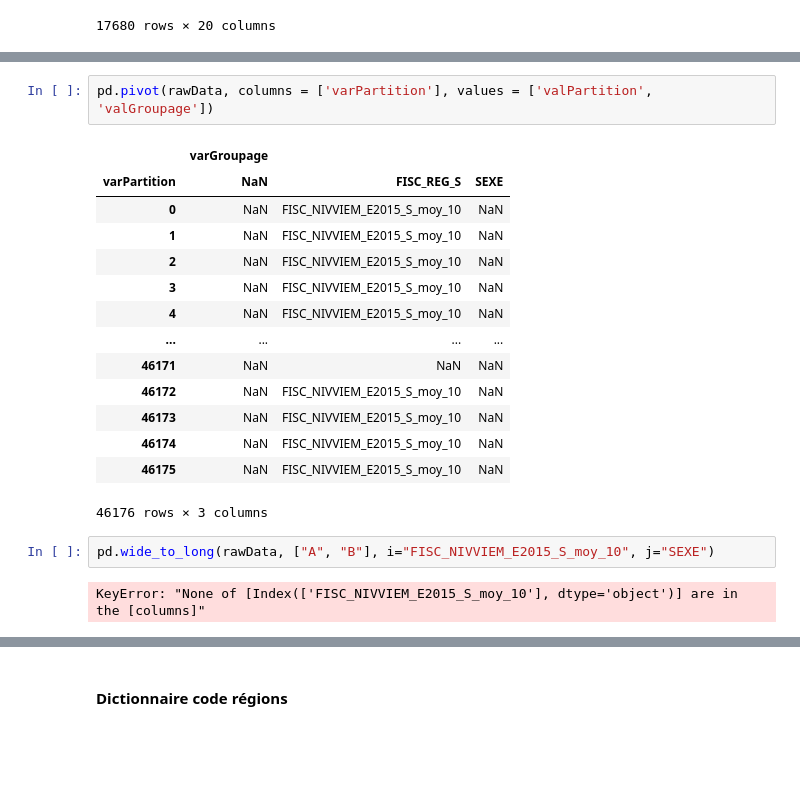
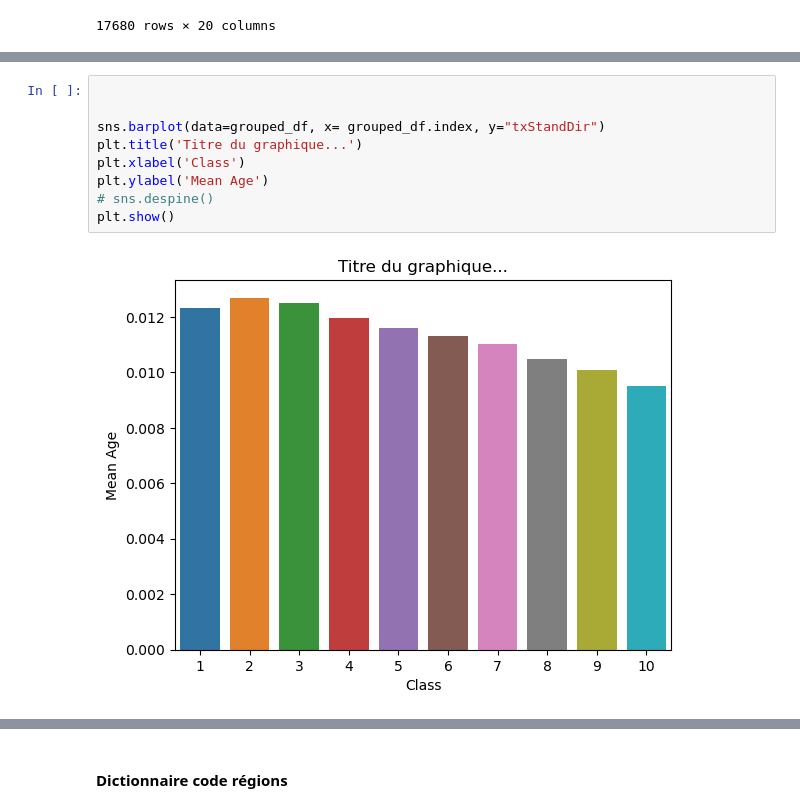
Before and after one commit to bbasa1/Maladies_chroniques_offre_de_soin_inegalites_sociales_ou_facteurs_environnementaux, a Jupyter notebook: Introduction_base.ipynb, the cells around one changed output, grey strips where cells are left out. Saved outputs shown, nothing was run; the diff lists cells and outputs as text; blank space fills up the shorter version.

Commit message:
Premiers_graphiques

```diff
--- a/Introduction_base.ipynb
+++ b/Introduction_base.ipynb
@@ -89,21 +86,11 @@ plt.show()
-# %%
-pd.pivot(rawData, columns = ['varPartition'], values = ['valPartition', 'valGroupage'])
-# %% [output]
-|  | varGroupage |  |  |
-| varPartition | NaN | FISC_REG_S | SEXE |
-| 0 | NaN | FISC_NIVVIEM_E2015_S_moy_10 | NaN |
-| 1 | NaN | FISC_NIVVIEM_E2015_S_moy_10 | NaN |
-| 2 | NaN | FISC_NIVVIEM_E2015_S_moy_10 | NaN |
-| 3 | NaN | FISC_NIVVIEM_E2015_S_moy_10 | NaN |
-| 4 | NaN | FISC_NIVVIEM_E2015_S_moy_10 | NaN |
-| ... | ... | ... | ... |
-| 46171 | NaN | NaN | NaN |
-| 46172 | NaN | FISC_NIVVIEM_E2015_S_moy_10 | NaN |
-| 46173 | NaN | FISC_NIVVIEM_E2015_S_moy_10 | NaN |
-| 46174 | NaN | FISC_NIVVIEM_E2015_S_moy_10 | NaN |
-| 46175 | NaN | FISC_NIVVIEM_E2015_S_moy_10 | NaN |
-46176 rows × 3 columns
-# %%
-pd.wide_to_long(rawData, ["A", "B"], i="FISC_NIVVIEM_E2015_S_moy_10", j="SEXE")
-# %% [output]
-KeyError: "None of [Index(['FISC_NIVVIEM_E2015_S_moy_10'], dtype='object')] are in the [columns]"
+# %%
+
+
+sns.barplot(data=grouped_df, x= grouped_df.index, y="txStandDir")
+plt.title('Titre du graphique...')
+plt.xlabel('Class')
+plt.ylabel('Mean Age')
+# sns.despine()
+plt.show()
+# %% [output]
+[figure, added]
```
Also changed, not shown: parts of 4 cells of this notebook.
